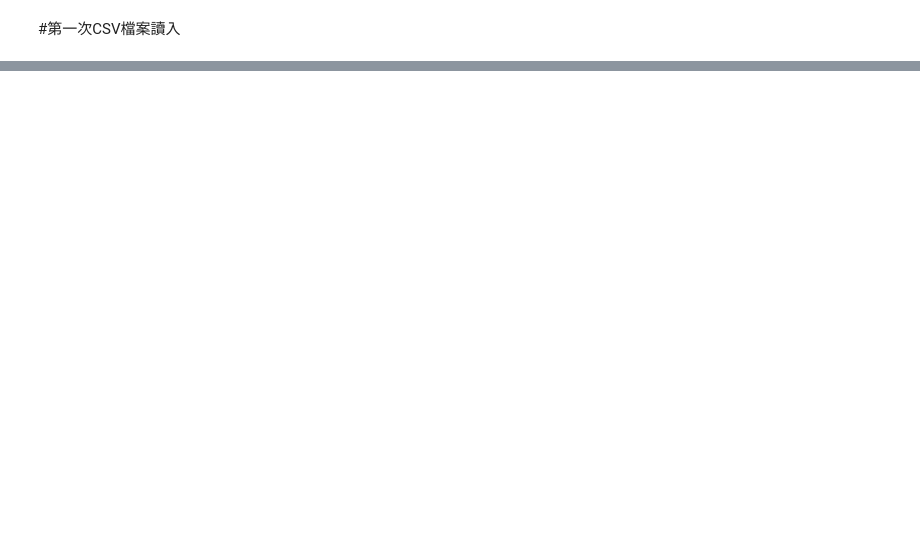
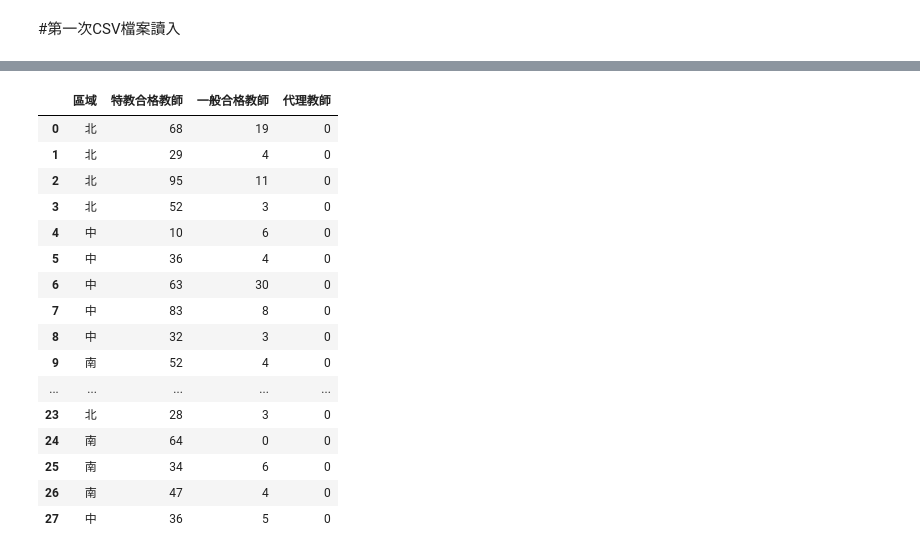
Before and after one commit to 41009035e-David/41009035e-David, a Jupyter notebook: Untitled.ipynb, the cells around one changed output, grey strips where cells are left out. Saved outputs shown, nothing was run; the diff lists cells and outputs as text; code cells hidden in the pictures; blank space fills up the shorter version.

```diff
--- a/Untitled.ipynb
+++ b/Untitled.ipynb
@@ -46,0 +47,21 @@ df
+# %%
+temp = df[['區域', '特教合格教師','一般合格教師','代理教師']]
+temp
+# %% [output]
+|  | 區域 | 特教合格教師 | 一般合格教師 | 代理教師 |
+| 0 | 北 | 68 | 19 | 0 |
+| 1 | 北 | 29 | 4 | 0 |
+| 2 | 北 | 95 | 11 | 0 |
+| 3 | 北 | 52 | 3 | 0 |
+| 4 | 中 | 10 | 6 | 0 |
+| 5 | 中 | 36 | 4 | 0 |
+| 6 | 中 | 63 | 30 | 0 |
+| 7 | 中 | 83 | 8 | 0 |
+| 8 | 中 | 32 | 3 | 0 |
+| 9 | 南 | 52 | 4 | 0 |
+| ... | ... | ... | ... | ... |
+| 23 | 北 | 28 | 3 | 0 |
+| 24 | 南 | 64 | 0 | 0 |
+| 25 | 南 | 34 | 6 | 0 |
+| 26 | 南 | 47 | 4 | 0 |
+| 27 | 中 | 36 | 5 | 0 |
```
Also changed, not shown: parts of 21 cells of this notebook, 4 other files.
